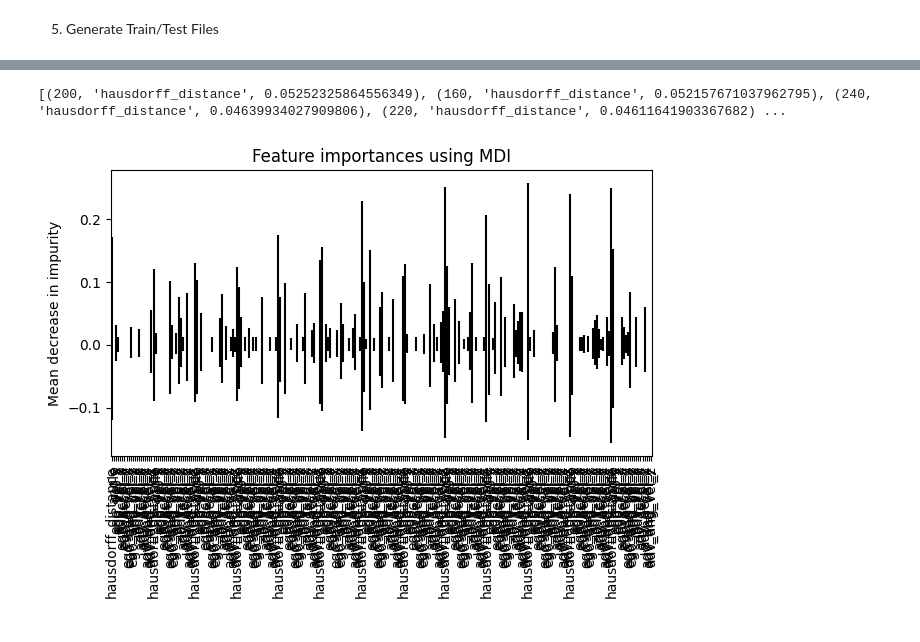
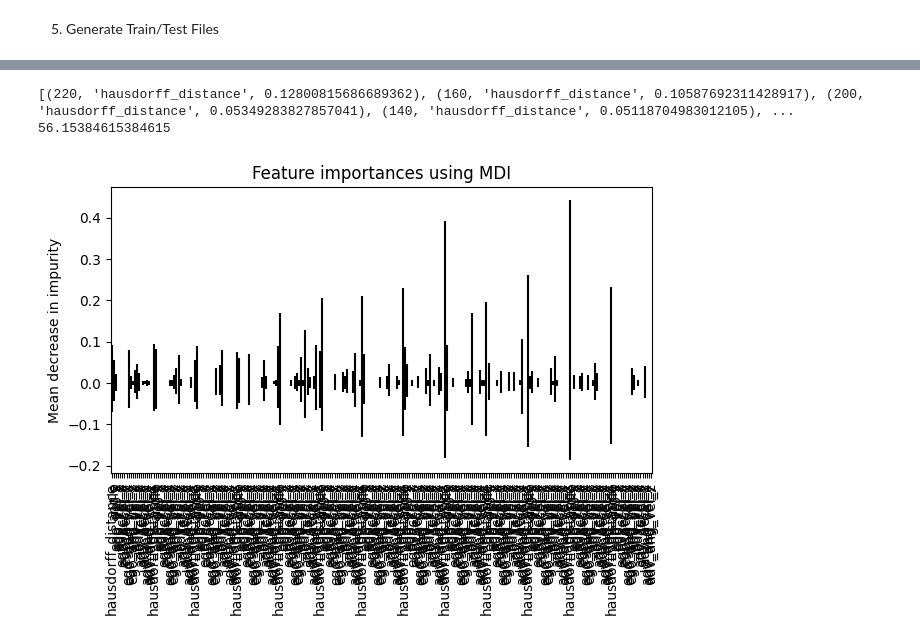
Before and after one commit to lttnml1/CARLA_Java, a Jupyter notebook: Cross_Entropy/process_labeled.ipynb, the cells around one changed output, grey strips where cells are left out. Drawn from its saved outputs; the diff is of its cells as text; code cells hidden in the pictures.

```diff
--- a/Cross_Entropy/process_labeled.ipynb
+++ b/Cross_Entropy/process_labeled.ipynb
@@ -106,21 +106,25 @@ RF.score(x_test,y_test)
 # %%
 importances = RF.feature_importances_
 std = np.std([tree.feature_importances_ for tree in RF.estimators_], axis=0)
 feature_names=x_test.columns.values.tolist()
 forest_importances = pd.Series(importances, index=feature_names)
 
 #print(np.sort(importances)[::-1])
-sorted_importances = np.argsort(importances)[::-1][:20]
-print([(i,feature_names[i],importances[i]) for i in sorted_importances])
+sorted_importances = np.argsort(importances)[::-1]
+sorted_tuple = [(i,feature_names[i],importances[i]) for i in sorted_importances]
+print(sorted_tuple[:10])
+print(len([x for x in sorted_tuple if x[2]==0])/len(sorted_tuple) * 100)
+
 
 
 forest_importances.to_csv("forest_importance.csv")
 
 fig, ax = plt.subplots()
 forest_importances.plot.bar(yerr=std,ax=ax)
 ax.set_title("Feature importances using MDI")
 ax.set_ylabel("Mean decrease in impurity")
 fig.tight_layout()
 # %% [output]
-[(200, 'hausdorff_distance', 0.05252325864556349), (160, 'hausdorff_distance', 0.052157671037962795), (240, 'hausdorff_distance', 0.04639934027909806), (220, 'hausdorff_distance', 0.04611641903367682) ...
+[(220, 'hausdorff_distance', 0.12800815686689362), (160, 'hausdorff_distance', 0.10587692311428917), (200, 'hausdorff_distance', 0.05349283827857041), (140, 'hausdorff_distance', 0.05118704983012105), ...
+56.15384615384615
-[figure, old version]
+[figure, new version]
```
Also changed, not shown: parts of 5 cells of this notebook, 4 other files.
